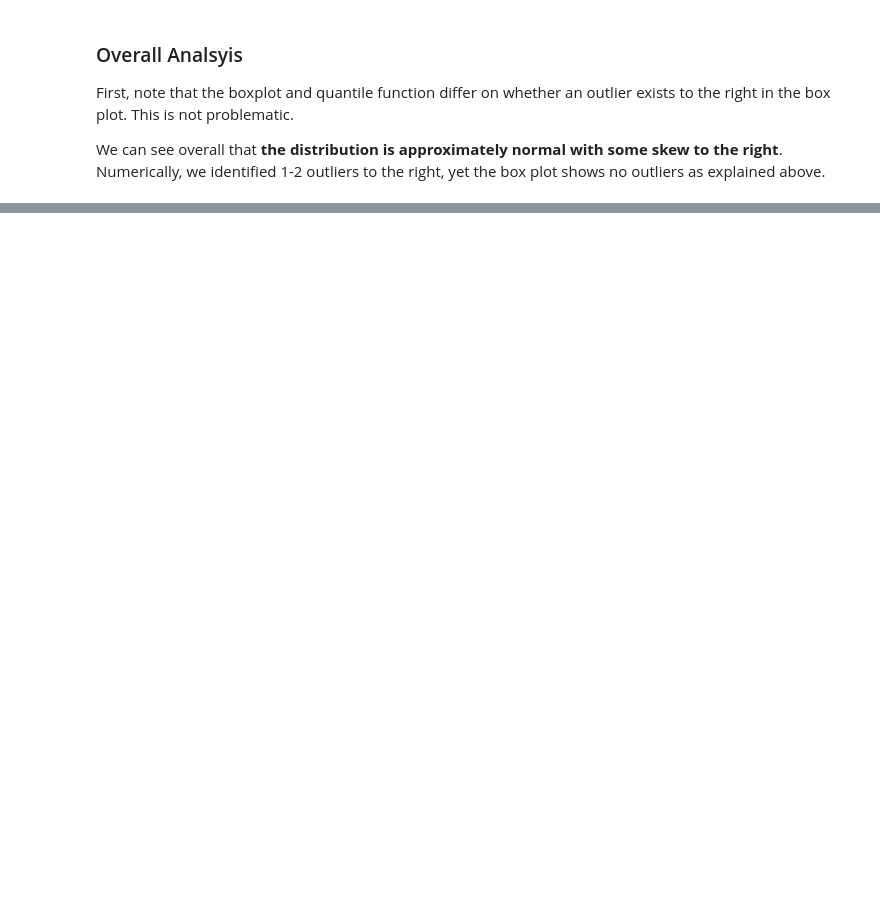
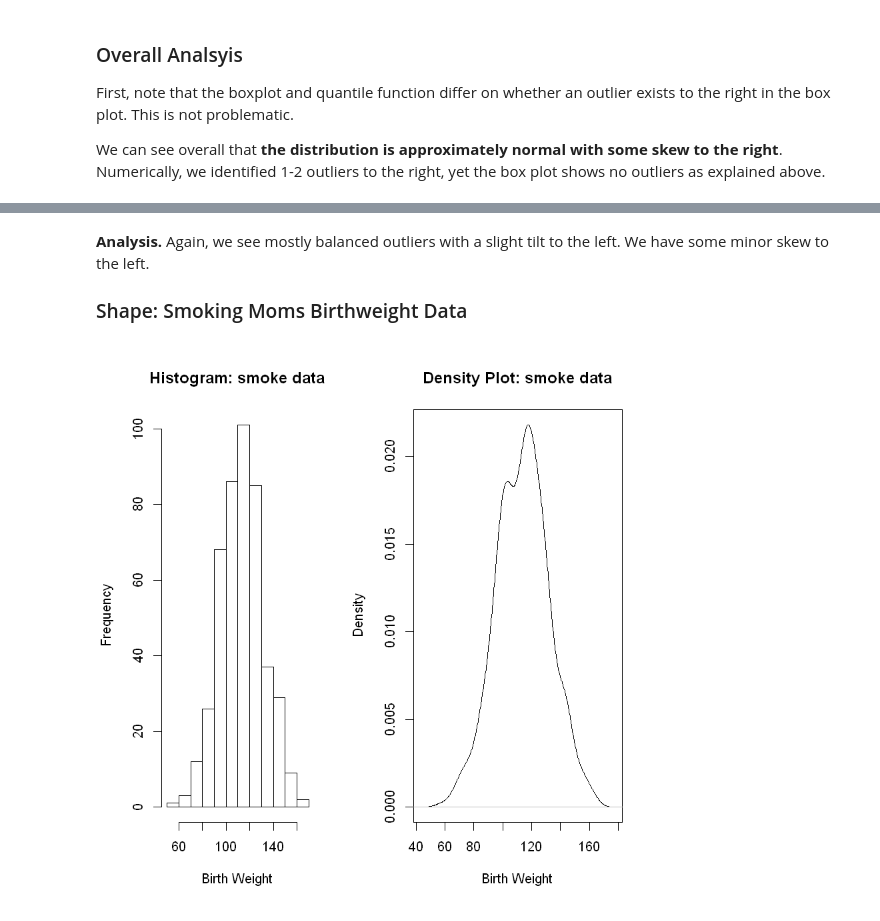
Before and after one commit to StraightDraw/probstat, a Jupyter notebook: S1b.ipynb, the cells around one changed output, grey strips where cells are left out. Saved outputs shown, nothing was run; the diff lists cells and outputs as text; code cells hidden in the pictures; blank space fills up the shorter version.

```diff
--- a/S1b.ipynb
+++ b/S1b.ipynb
@@ -81,0 +162,4 @@ We can see overall that **the distribution is approximately normal with some ske
+# %%
+smoke_temp <- subset(births, Maternal.Smoker == 'True')
+smoke <- smoke_temp$Birth.Weight
+head(smoke,5)
@@ -81,0 +203,12 @@ We can see overall that **the distribution is approximately normal with some ske
+# %% [markdown]
+**Analysis.** Again, we see mostly balanced outliers with a slight tilt to the left. We have some minor skew to the left.
+
+### Shape: Smoking Moms Birthweight Data
+# %%
+layout(matrix(c(1,2), ncol = 2), lcm(8))
+    hist(smoke, main = 'Histogram: smoke data', xlab = 'Birth Weight')
+plt <- {
+    plot(density(smoke), main = 'Density Plot: smoke data', xlab = 'Birth Weight')
+ }
+# %% [output]
+[figure, added]
```
Also changed, not shown: parts of 23 cells of this notebook, 15 other files.
